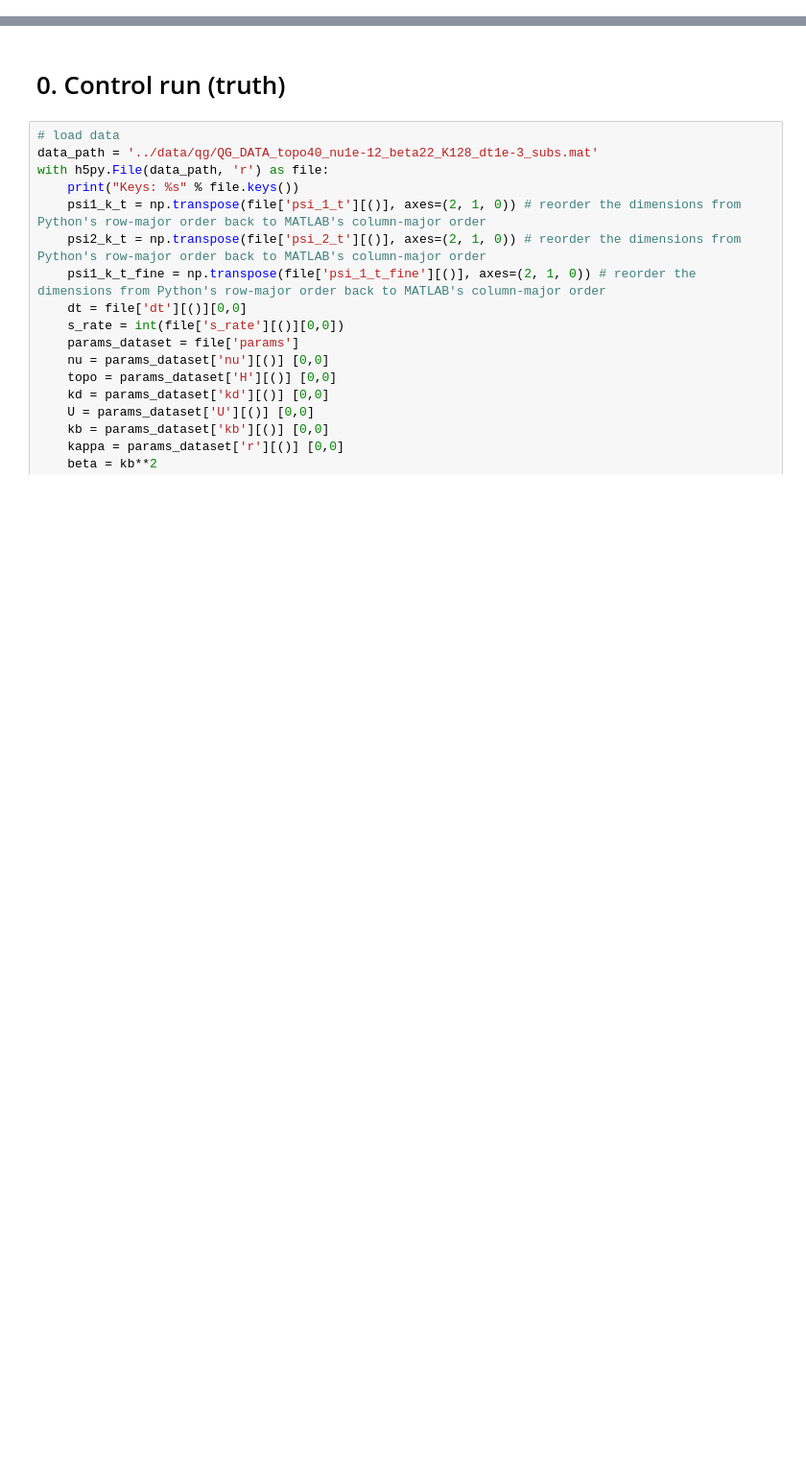
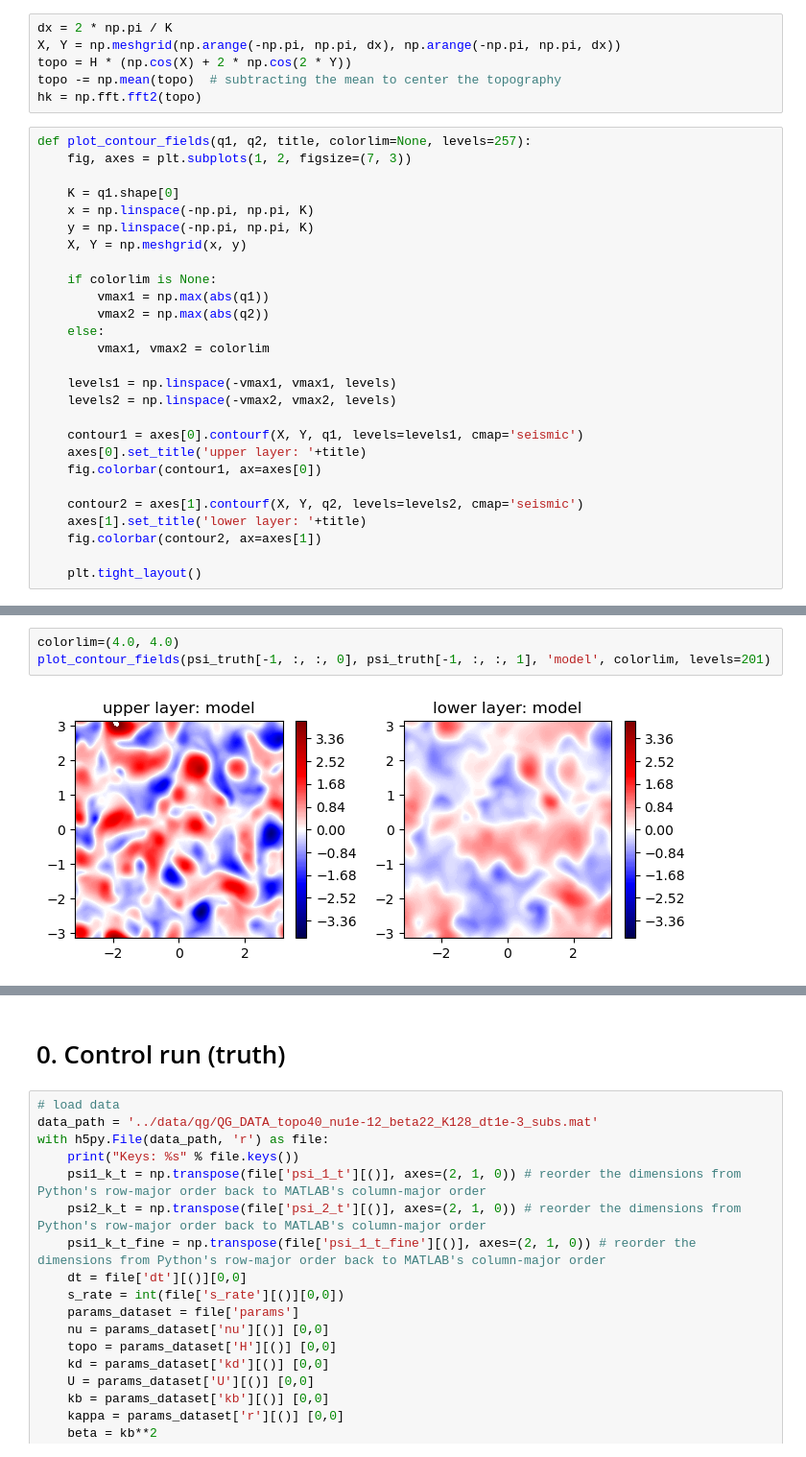
Before and after one commit to zhongruiw/DAnPE_CGKN, a Jupyter notebook: code/DAnPE_CGKN.ipynb, the cells around one changed output, grey strips where cells are left out. Shown at 96% size. Drawn from its saved outputs; the diff is of its cells as text; blank space fills up the shorter version.

```diff
--- a/code/DAnPE_CGKN.ipynb
+++ b/code/DAnPE_CGKN.ipynb
@@ -26,0 +82,33 @@ np.random.seed(2024)
+# %%
+dx = 2 * np.pi / K
+X, Y = np.meshgrid(np.arange(-np.pi, np.pi, dx), np.arange(-np.pi, np.pi, dx))
+topo = H * (np.cos(X) + 2 * np.cos(2 * Y))
+topo -= np.mean(topo)  # subtracting the mean to center the topography
+hk = np.fft.fft2(topo)
+# %%
+def plot_contour_fields(q1, q2, title, colorlim=None, levels=257):
+	fig, axes = plt.subplots(1, 2, figsize=(7, 3))
+
+	K = q1.shape[0]
+	x = np.linspace(-np.pi, np.pi, K)
+	y = np.linspace(-np.pi, np.pi, K)
+	X, Y = np.meshgrid(x, y)
+
+	if colorlim is None:
+		vmax1 = np.max(abs(q1))
+		vmax2 = np.max(abs(q2))
+	else:
+		vmax1, vmax2 = colorlim
+
+	levels1 = np.linspace(-vmax1, vmax1, levels)
+	levels2 = np.linspace(-vmax2, vmax2, levels)
+
+	contour1 = axes[0].contourf(X, Y, q1, levels=levels1, cmap='seismic')
+	axes[0].set_title('upper layer: '+title)
+	fig.colorbar(contour1, ax=axes[0])
+
+	contour2 = axes[1].contourf(X, Y, q2, levels=levels2, cmap='seismic')
+	axes[1].set_title('lower layer: '+title)
+	fig.colorbar(contour2, ax=axes[1])
+
+	plt.tight_layout()
@@ -26,0 +135,5 @@ np.random.seed(2024)
+# %%
+colorlim=(4.0, 4.0)
+plot_contour_fields(psi_truth[-1, :, :, 0], psi_truth[-1, :, :, 1], 'model', colorlim, levels=201)
+# %% [output]
+[figure, added]
```
Also changed, not shown: parts of 27 cells of this notebook, 7 other files.
